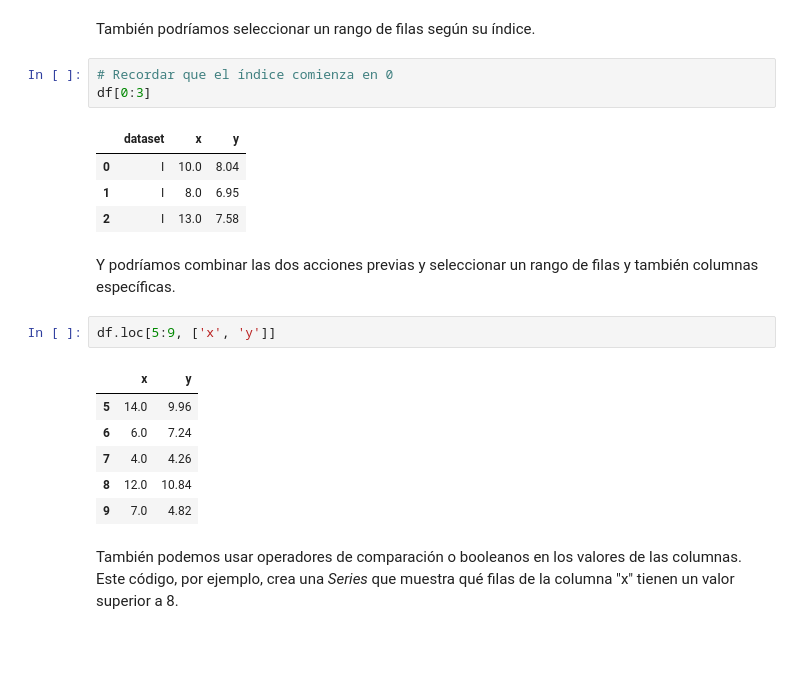
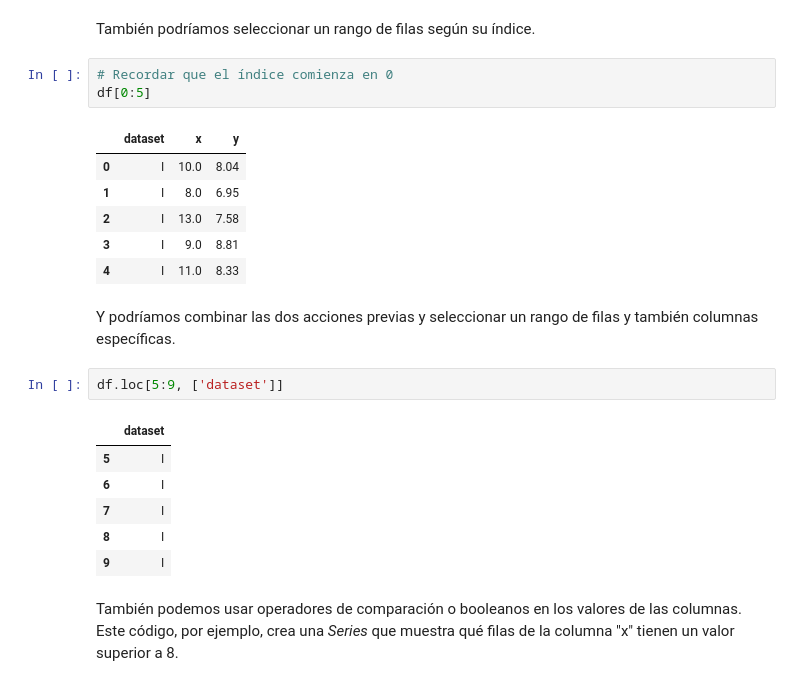
Before and after one commit to AlAnZamora-HUB/Cursos, a Jupyter notebook: 2_1_Fundamentos_de_programación.ipynb, the cells around one changed output. Cells and saved outputs as stored; diff of their text form; blank space fills up the shorter version.

```diff
--- a/2_1_Fundamentos_de_programación.ipynb
+++ b/2_1_Fundamentos_de_programación.ipynb
@@ -579,23 +612,25 @@ Name: x, dtype: float64
 También podríamos seleccionar un rango de filas según su índice.
 # %%
 # Recordar que el índice comienza en 0
-df[0:3]
+df[0:5]
 # %% [output]
 |  | dataset | x | y |
 | 0 | I | 10.0 | 8.04 |
 | 1 | I | 8.0 | 6.95 |
 | 2 | I | 13.0 | 7.58 |
+| 3 | I | 9.0 | 8.81 |
+| 4 | I | 11.0 | 8.33 |
 # %% [markdown]
 Y podríamos combinar las dos acciones previas y seleccionar un rango de filas y también columnas específicas.
 # %%
-df.loc[5:9, ['x', 'y']]
+df.loc[5:9, ['dataset']]
 # %% [output]
-|  | x | y |
-| 5 | 14.0 | 9.96 |
-| 6 | 6.0 | 7.24 |
-| 7 | 4.0 | 4.26 |
-| 8 | 12.0 | 10.84 |
-| 9 | 7.0 | 4.82 |
+|  | dataset |
+| 5 | I |
+| 6 | I |
+| 7 | I |
+| 8 | I |
+| 9 | I |
 # %% [markdown]
 También podemos usar operadores de comparación o booleanos en los valores de las columnas. Este código, por ejemplo, crea una _Series_ que muestra qué filas de la columna "x" tienen un valor superior a 8.
 # %%
```
Also changed, not shown: parts of 14 cells of this notebook.
